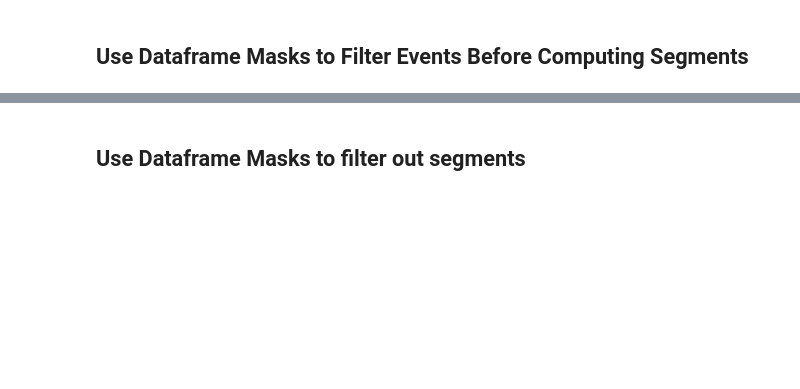
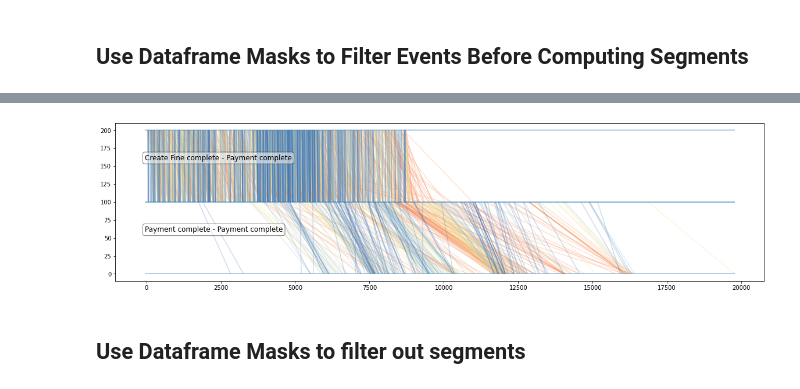
Before and after one commit to tomvmeer/PF4PY, a Jupyter notebook: Example expanded Performance Spectrum.ipynb, the cells around one changed output, grey strips where cells are left out. Saved outputs shown, nothing was run; the diff lists cells and outputs as text; code cells hidden in the pictures; blank space fills up the shorter version.

```diff
--- a/Example expanded Performance Spectrum.ipynb
+++ b/Example expanded Performance Spectrum.ipynb
@@ -118,3 +214,6 @@ rf.remove_meta()
+# %%
+# we filter out any segment which does not have 'totalPaymentAmount' defined
+rf.pf = rf.pf[(rf.pf['start_totalPaymentAmount']>=0) & (rf.pf['end_totalPaymentAmount']>=0)]
 # %%
 # get all segments
 segments = list(rf.segment_counts().keys())
@@ -122,13 +223,15 @@ print(segments)
 # %%
 # compute the performance spectrum visualization
 vis_rf = Performance_Spectrum.Spectrum(segments, rf.pf)
 # define colors for class-based coloring of lines as list of RGB values: (R/256,G/256/B256)
 # for performance-based classes, length of list defines number of quantiles
 class_colors = [(69/256, 117/256, 180/256), (145/256, 191/256, 219/256), (243/256, 224/256, 144/256),
                 (252/256, 141/256,89/256)]
 # create plot
-fig, ax = plt.subplots(figsize=[20,20])
+fig, ax = plt.subplots(figsize=[20,5])
 # and visualize, classifier is histogram over 'duration' attribute into equi-distance quantiles based on `class_colors`
 vis_rf.plot_performance_spectrum(class_colors, ax, label_offset=-50, classifier=vis_rf.classify_hist, metric='duration', args=[4])
+# %% [output]
+[figure, added]
 # %% [markdown]
 ## Use Dataframe Masks to filter out segments
```
Also changed, not shown: parts of 30 cells of this notebook, 1 other file.
